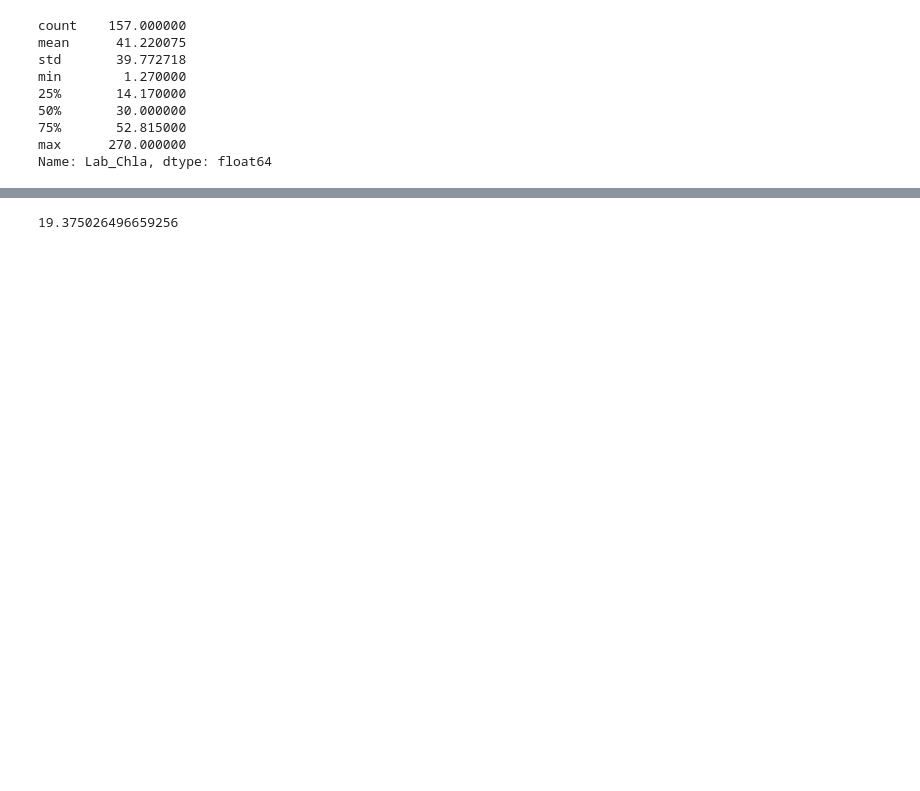
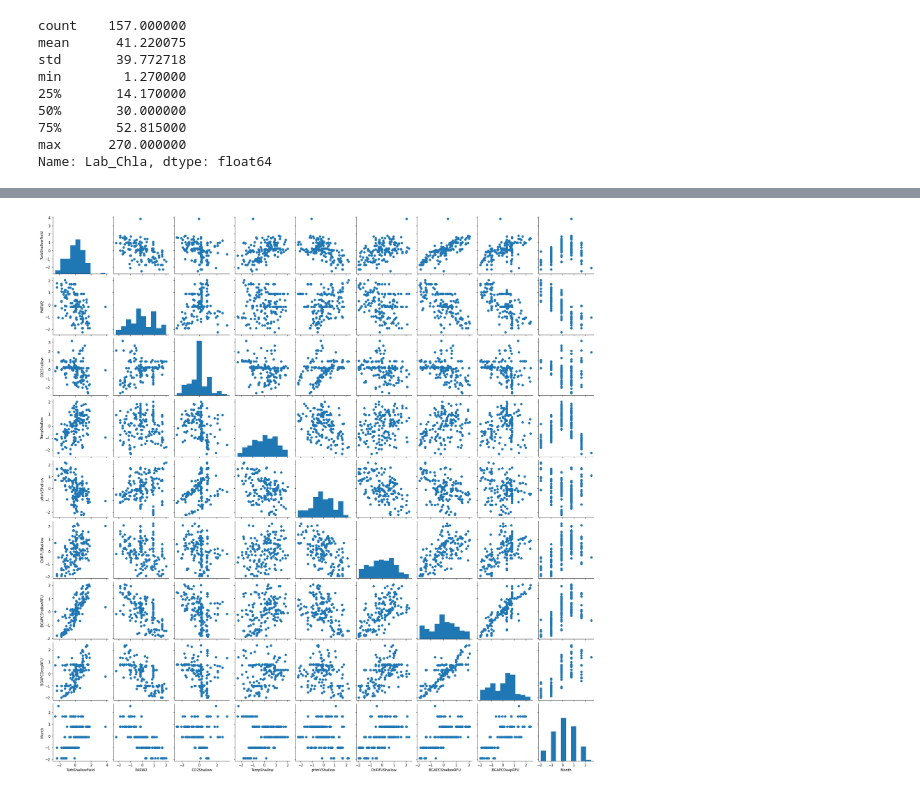
Before and after one commit to AmirM69/p1_BPL_chla_BuoyData, a Jupyter notebook: chla_prediction_daily_averaged.ipynb, the cells around one changed output, grey strips where cells are left out. Cells and saved outputs as stored; diff of their text form; code cells hidden in the pictures; blank space fills up the shorter version.

```diff
--- a/chla_prediction_daily_averaged.ipynb
+++ b/chla_prediction_daily_averaged.ipynb
@@ -367,0 +391,14 @@ Name: Lab_Chla, dtype: float64
+# %%
+# Using 'yeo-johnson' method to normalize distribution of features
+from sklearn.preprocessing import PowerTransformer
+
+yj = PowerTransformer(method='yeo-johnson', standardize=True)
+X_trans_yj = pd.DataFrame(yj.fit(X).transform(X))
+X_trans_yj.columns = selected_features
+# %%
+# recheck the distribution of data
+g = sb.PairGrid(data = X_trans_yj)
+g = g.map_diag(plt.hist)
+g = g.map_offdiag(plt.scatter)
+# %% [output]
+[figure, added]
@@ -379,8 +411,0 @@ y_pred = model.predict(X_test)
-# %%
-# Accuracy assessment
-from sklearn.metrics import mean_absolute_error
-#import math
-mae = mean_absolute_error(y_test,y_pred)
-mae
-# %% [output]
-19.375026496659256
```
Also changed, not shown: parts of 16 cells of this notebook.
